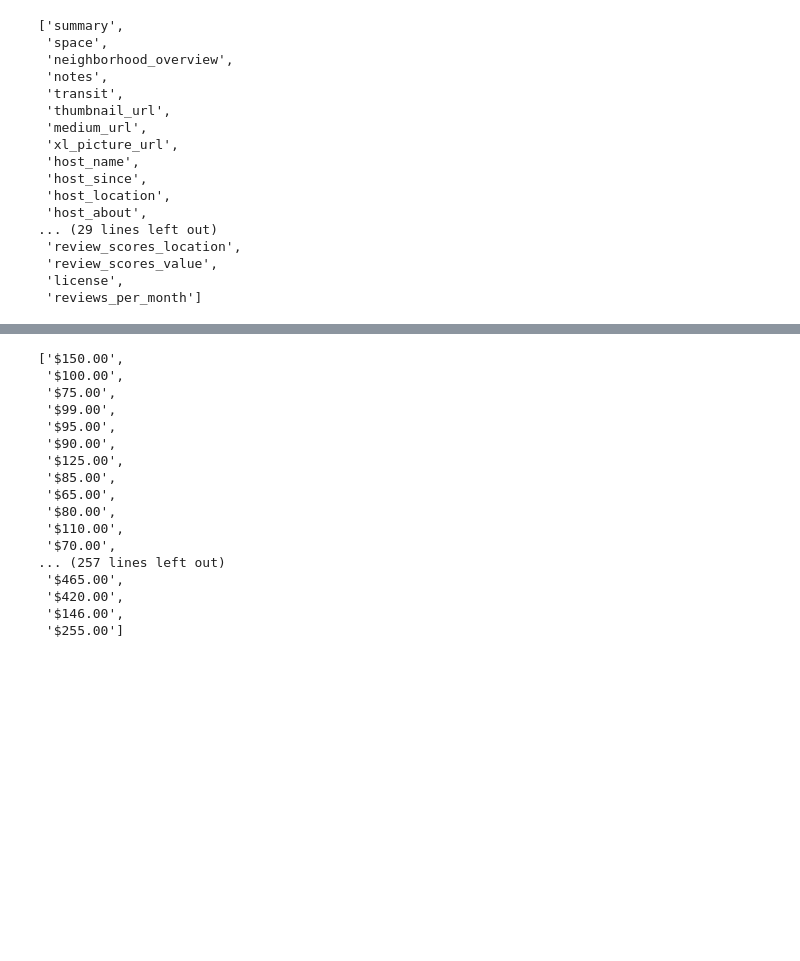
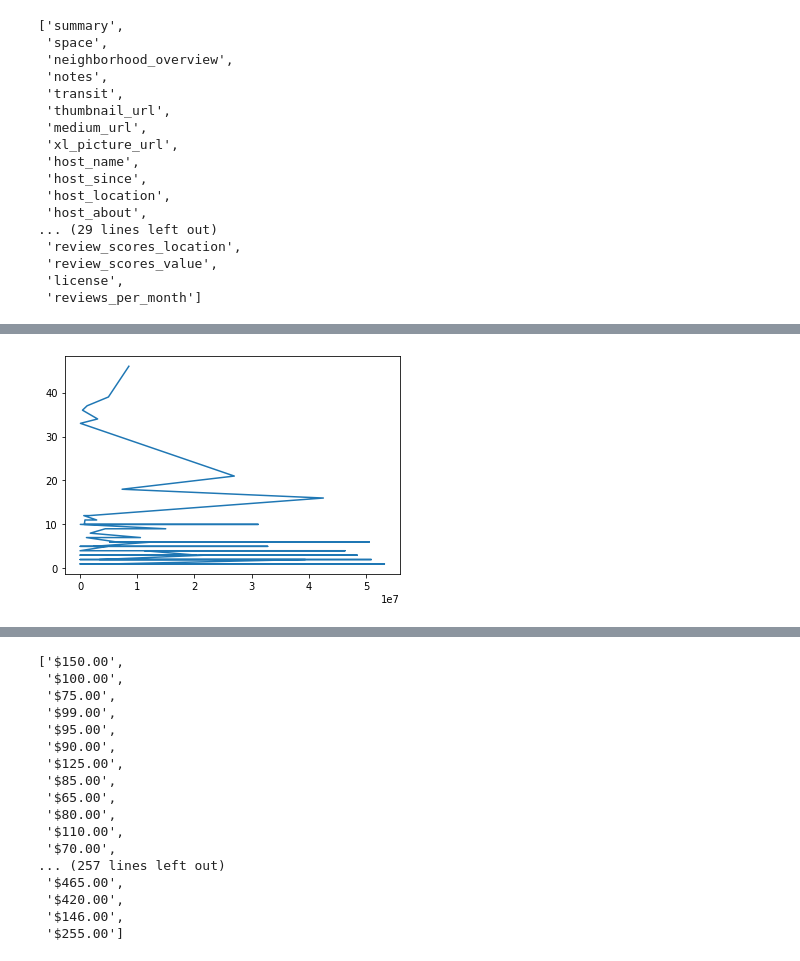
Before and after one commit to SachinSShinde/Airbnb-Seattle, a Jupyter notebook: Seattle_Data_Exploration.ipynb, the cells around one changed output, grey strips where cells are left out. Drawn from its saved outputs; the diff is of its cells as text; code cells hidden in the pictures; blank space fills up the shorter version.

```diff
--- a/Seattle_Data_Exploration.ipynb
+++ b/Seattle_Data_Exploration.ipynb
@@ -154,0 +169,5 @@ df_listings.price.max()
+# %%
+plt.plot(df_listings.host_id.value_counts());
+plt.show();
+# %% [output]
+[figure, added]
```
Also changed, not shown: parts of 19 cells of this notebook.
